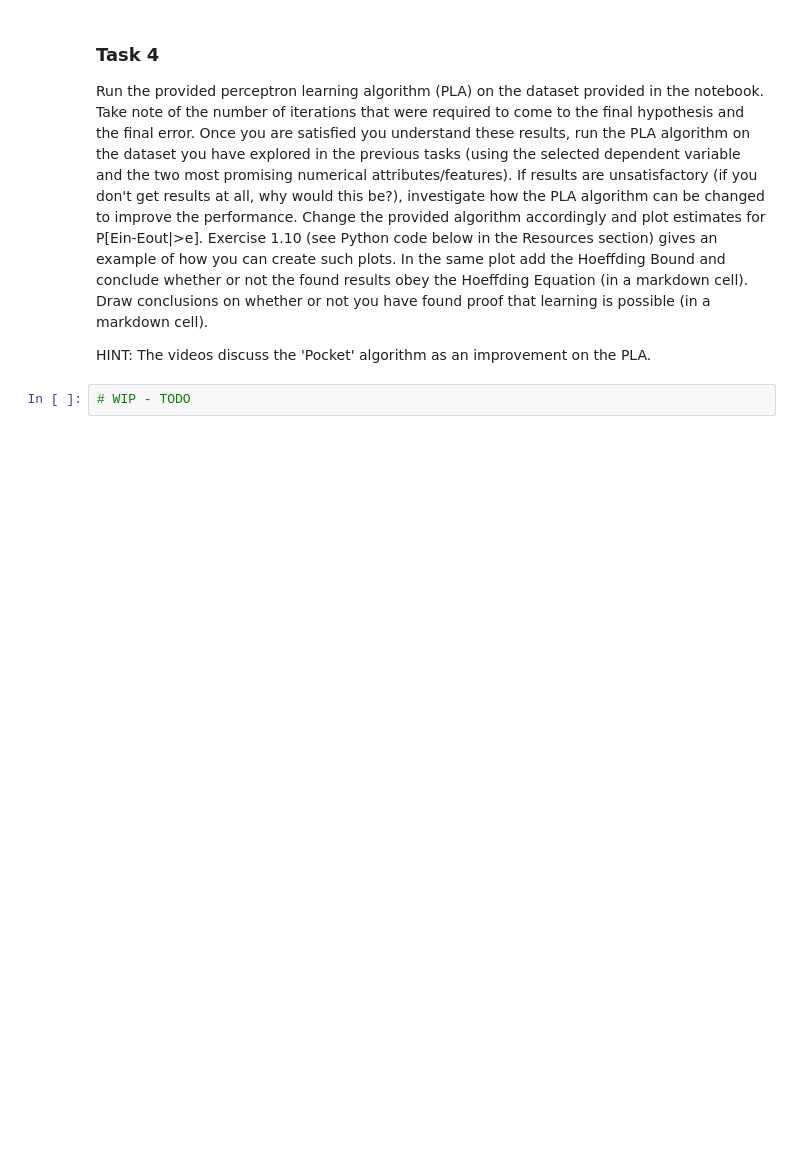
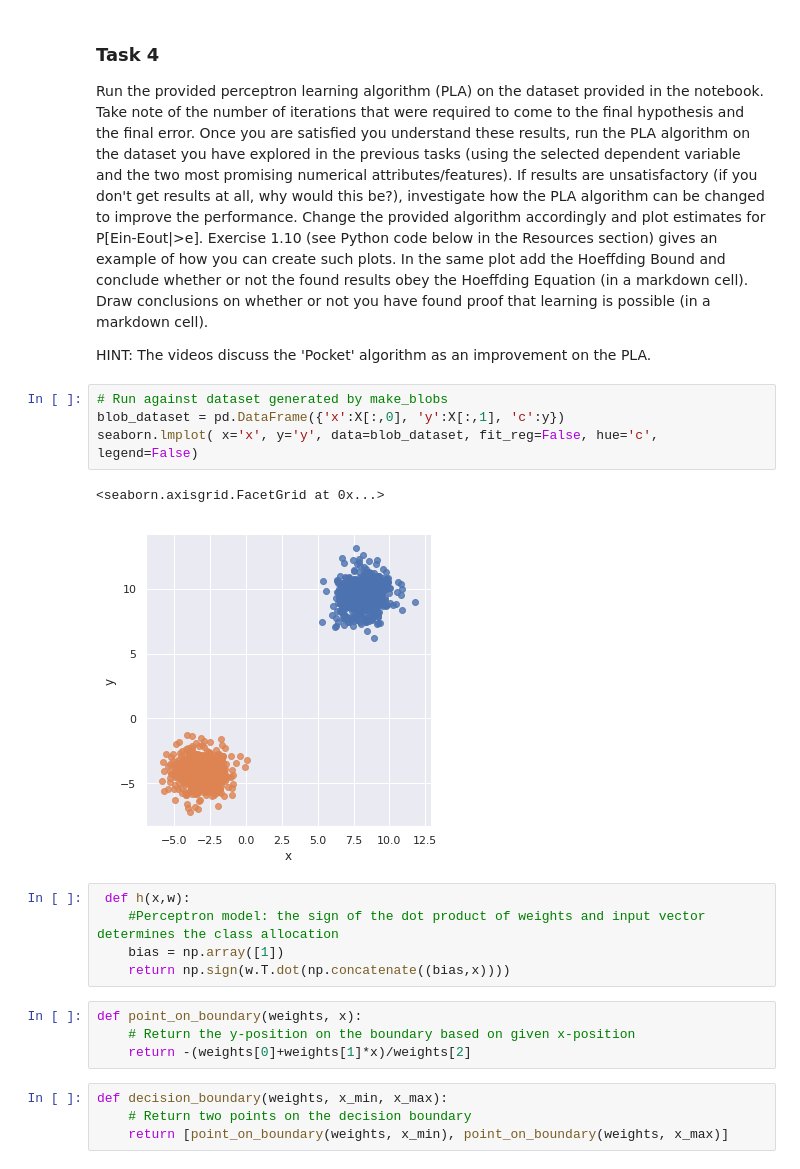
Before and after one commit to vipulpopat/MSCAI_Sem1_Etivity1, a Jupyter notebook: Etivity1_10131531.ipynb, the cells around one changed output. Saved outputs shown, nothing was run; the diff lists cells and outputs as text; blank space fills up the shorter version.

```diff
--- a/Etivity1_10131531.ipynb
+++ b/Etivity1_10131531.ipynb
@@ -302,5 +302,23 @@ As i currnelty understand, When training this algorithm, the _in-sample error_ i
 Run the provided perceptron learning algorithm (PLA) on the dataset provided in the notebook. Take note of the number of iterations that were required to come to the final hypothesis and the final error. Once you are satisfied you understand these results, run the PLA algorithm on the dataset you have explored in the previous tasks (using the selected dependent variable and the two most promising numerical attributes/features). If results are unsatisfactory (if you don't get results at all, why would this be?), investigate how the PLA algorithm can be changed to improve the performance. Change the provided algorithm accordingly and plot estimates for P[Ein-Eout|>e]. Exercise 1.10 (see Python code below in the Resources section) gives an example of how you can create such plots. In the same plot add the Hoeffding Bound  and conclude whether or not the found results obey the Hoeffding Equation (in a markdown cell). Draw conclusions on whether or not you have found proof that learning is possible (in a markdown cell).
 
 HINT: The videos discuss the 'Pocket' algorithm as an improvement on the PLA.
-# %%
-# WIP - TODO
+# %%
+# Run against dataset generated by make_blobs
+blob_dataset = pd.DataFrame({'x':X[:,0], 'y':X[:,1], 'c':y})
+seaborn.lmplot( x='x', y='y', data=blob_dataset, fit_reg=False, hue='c', legend=False)
+# %% [output]
+<seaborn.axisgrid.FacetGrid at 0x...>
+[figure, added]
+# %%
+ def h(x,w):
+    #Perceptron model: the sign of the dot product of weights and input vector determines the class allocation
+    bias = np.array([1])
+    return np.sign(w.T.dot(np.concatenate((bias,x))))
+# %%
+def point_on_boundary(weights, x):
+    # Return the y-position on the boundary based on given x-position
+    return -(weights[0]+weights[1]*x)/weights[2]
+# %%
+def decision_boundary(weights, x_min, x_max):
+    # Return two points on the decision boundary
+    return [point_on_boundary(weights, x_min), point_on_boundary(weights, x_max)]
```
Also changed, not shown: parts of 22 cells of this notebook.
